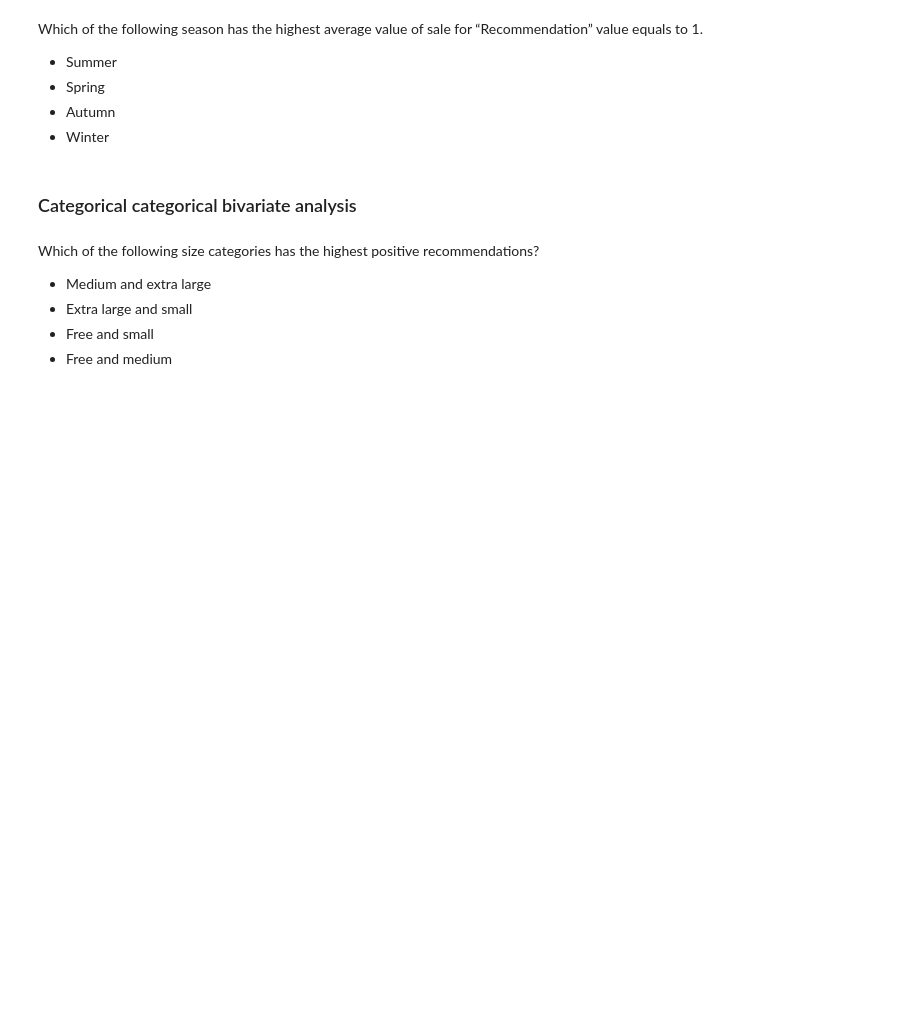
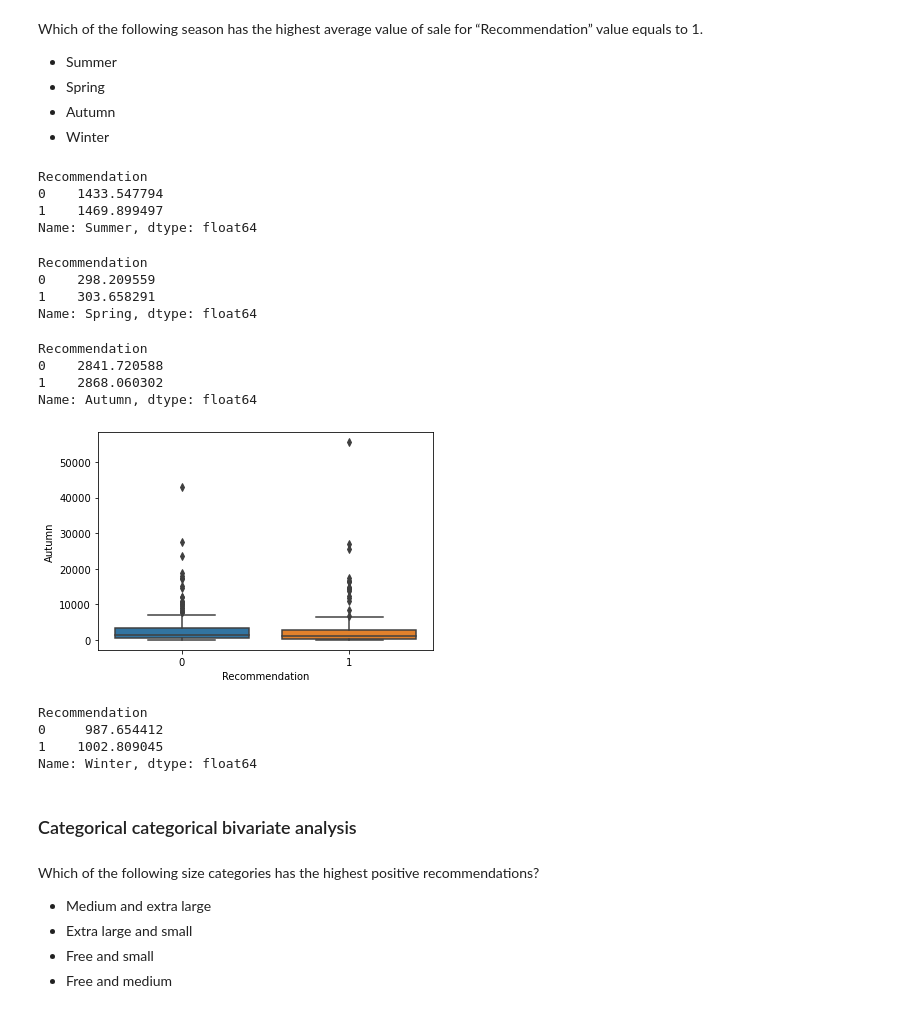
Before and after one commit to saishankar2748/Data-Analysis, a Jupyter notebook: Dress sales data set/EDA+Graded+Exercise.ipynb, the cells around one changed output. Saved outputs shown, nothing was run; the diff lists cells and outputs as text; code cells hidden in the pictures; blank space fills up the shorter version.

```diff
--- a/Dress sales data set/EDA+Graded+Exercise.ipynb
+++ b/Dress sales data set/EDA+Graded+Exercise.ipynb
@@ -769,12 +824,42 @@ Which of the following season has the highest average value of sale for “Recom
 - Winter
 # %%
 # Summer sale vs Recommendation.
+inp0.groupby('Recommendation')['Summer'].mean()
+# %% [output]
+Recommendation
+0    1433.547794
+1    1469.899497
+Name: Summer, dtype: float64
 # %%
 # Spring sale vs Recommendation.
+inp0.groupby('Recommendation')['Spring'].mean()
+# %% [output]
+Recommendation
+0    298.209559
+1    303.658291
+Name: Spring, dtype: float64
 # %%
 # Autumn sale vs Recommendation.
+inp0.groupby('Recommendation')['Autumn'].mean()
+# %% [output]
+Recommendation
+0    2841.720588
+1    2868.060302
+Name: Autumn, dtype: float64
+# %%
+sns.boxplot(data=inp0, x="Recommendation",y="Autumn")
+
+plt.show()
+# %% [output]
+[figure, added]
 # %%
 # Winter sale vs Recommendation.
+inp0.groupby('Recommendation')['Winter'].mean()
+# %% [output]
+Recommendation
+0     987.654412
+1    1002.809045
+Name: Winter, dtype: float64
 # %% [markdown]
 ### Categorical categorical bivariate analysis
 # %% [markdown]
```
Also changed, not shown: parts of 8 cells of this notebook.
